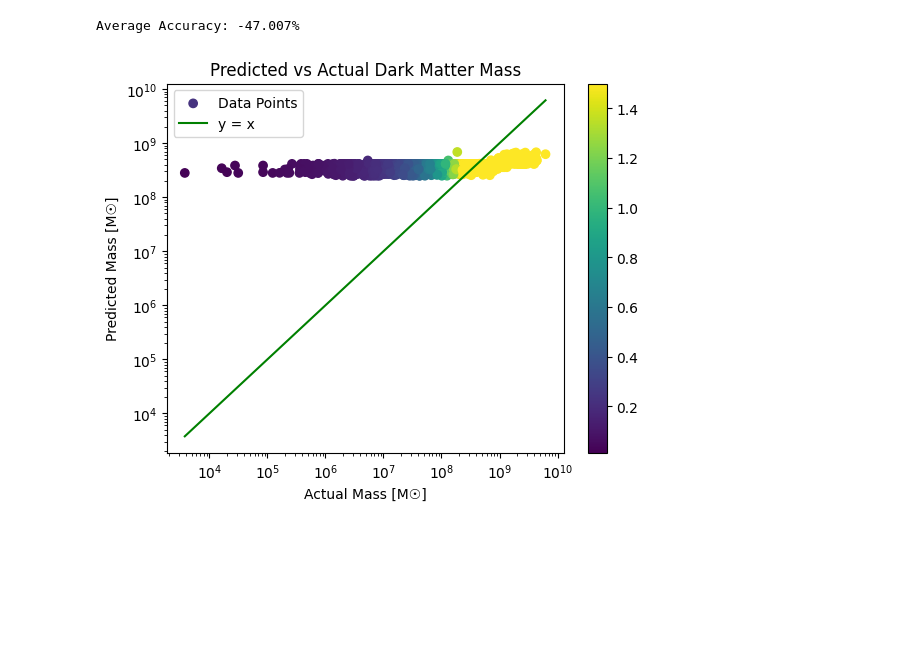
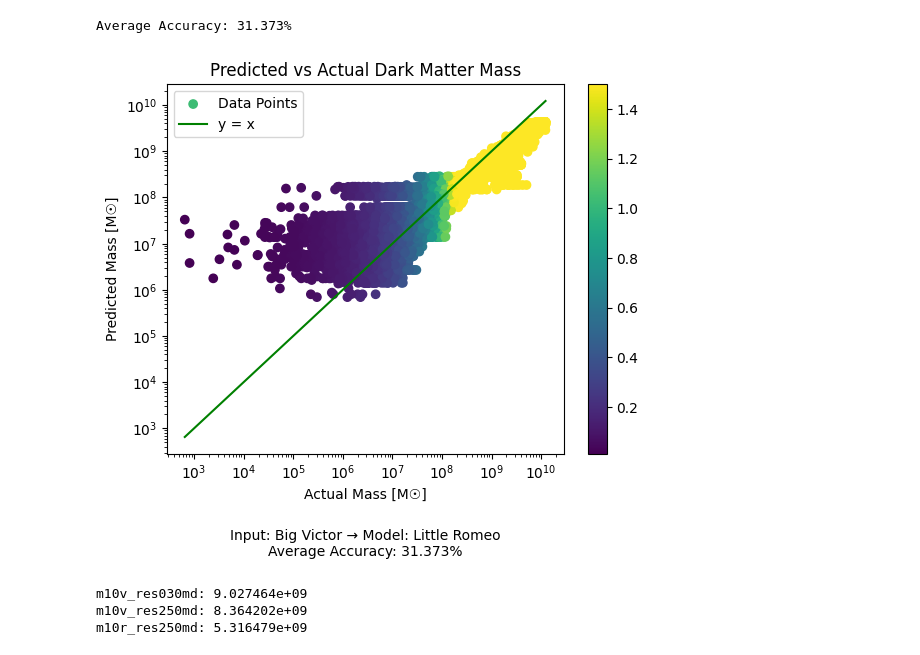
Before and after one commit to CPP-FIRE-Squad/dmai, a Jupyter notebook: src/dm.ipynb, the cells around one changed output. Cells and saved outputs as stored; diff of their text form; code cells hidden in the pictures; blank space fills up the shorter version.

```diff
--- a/src/dm.ipynb
+++ b/src/dm.ipynb
@@ -98,7 +98,7 @@ def graph(x,y, title, r):
 # Graph
 graph(y_test, y_pred, "Predicted vs Actual Dark Matter Mass", X_test[:,4])
 # %%
-import joblib, numpy as np
+import joblib, numpy as np, matplotlib.pyplot as plt
 # Load models
 big_victor = joblib.load(f"../pickle/big_victor.pkl")
 little_victor = joblib.load(f"../pickle/little_victor.pkl")
@@ -111,9 +111,9 @@ Y_little_victor = joblib.load(f"../pickle/m10v_res250md_Y.pkl")
 X_little_romeo = joblib.load(f"../pickle/m10r_res250md_X.pkl")
 Y_little_romeo = joblib.load(f"../pickle/m10r_res250md_Y.pkl")
 # Choose the model and data to use
-X = X_little_romeo
-Y = Y_little_romeo
-model = little_victor
+X = X_big_victor
+Y = Y_big_victor
+model = little_romeo
 
 X_test = np.array(X)
 y_test = np.array(Y)
@@ -126,32 +126,69 @@ def getAccuracy():
         a = y_pred[i]
         b = y_test[i]
         p = round(100 * ((2 * abs(a-b)) / (a+b)), 3)
         sum = sum + p
     # Accuracy is 100 - average percent difference
     return round(100 - sum / len(y_pred), 3)
 
 def graph(x,y, title, r):
     x = np.array(x)
     y = np.array(y)
     # Create the scatter plot
+
     plt.scatter(x, y, label='Data Points', c=r, vmin=0.011, vmax=1.5)
     plt.colorbar()
     # Get the max and min value
     minVal = min(min(x), min(y))
     maxVal = max(max(x), max(y))
     # Plot y=x line
     plt.plot([minVal, maxVal], [minVal, maxVal], color='green', label='y = x')
     # Add labels and legend
     plt.xlabel('Actual Mass [M☉]')
     plt.ylabel('Predicted Mass [M☉]')
+    # Get the model name
+    if model is little_romeo: modelName = "Little Romeo"
+    elif model is little_victor: modelName = "Little Victor"
+    elif model is big_victor: modelName = "Big Victor"
+    else: modelName = "Unknown"
+    # Get the input name
+    if X is X_little_romeo: inputName = "Little Romeo"
+    elif X is X_little_victor: inputName = "Little Victor"
+    elif X is X_big_victor: inputName = "Big Victor"
+    else: inputName = "Unknown"
+
     plt.title(title)
+    bottomText = f"\n\nInput: {inputName} \u2192 Model: {modelName}\nAverage Accuracy: {getAccuracy()}%"
+    plt.text(0.5, -0.2, bottomText, horizontalalignment='center', verticalalignment='center', transform=plt.gca().transAxes)
     plt.legend()
     plt.loglog()
     # Show the plot
     plt.show()
 
+
 print(f"Average Accuracy: { getAccuracy() }%")
 graph(y_test, y_pred, "Predicted vs Actual Dark Matter Mass", X_test[:,4])
 # %% [output]
-Average Accuracy: -47.007%
+Average Accuracy: 31.373%
-[figure, old version]
+[figure, new version]
+# %%
+from stellarutil import Simulation
+import joblib
+m10v_res030md: Simulation = joblib.load(f"../pickle/simulations/m10v_res030md_sim.pkl")
+m10v_res250md: Simulation = joblib.load(f"../pickle/simulations/m10v_res250md_sim.pkl")
+m10r_res250md: Simulation = joblib.load(f"../pickle/simulations/m10r_res250md_sim.pkl")
+
+little_romeo_halo_mass = m10r_res250md.get_halo(0).mass
+little_victor_halo_mass = m10v_res250md.get_halo(0).mass
+big_victor_halo_mass = m10v_res030md.get_halo(0).mass
+little_romeo_halo_mass = format(little_romeo_halo_mass, 'e')
+little_victor_halo_mass = format(little_victor_halo_mass, 'e')
+big_victor_halo_mass = format(big_victor_halo_mass, 'e')
+
+
+print(f"m10v_res030md: {big_victor_halo_mass}")
+print(f"m10v_res250md: {little_victor_halo_mass}")
+print(f"m10r_res250md: {little_romeo_halo_mass}")
+# %% [output]
+m10v_res030md: 9.027464e+09
+m10v_res250md: 8.364202e+09
+m10r_res250md: 5.316479e+09
```
Also changed, not shown: parts of 1 cell of this notebook, 2 other files.
